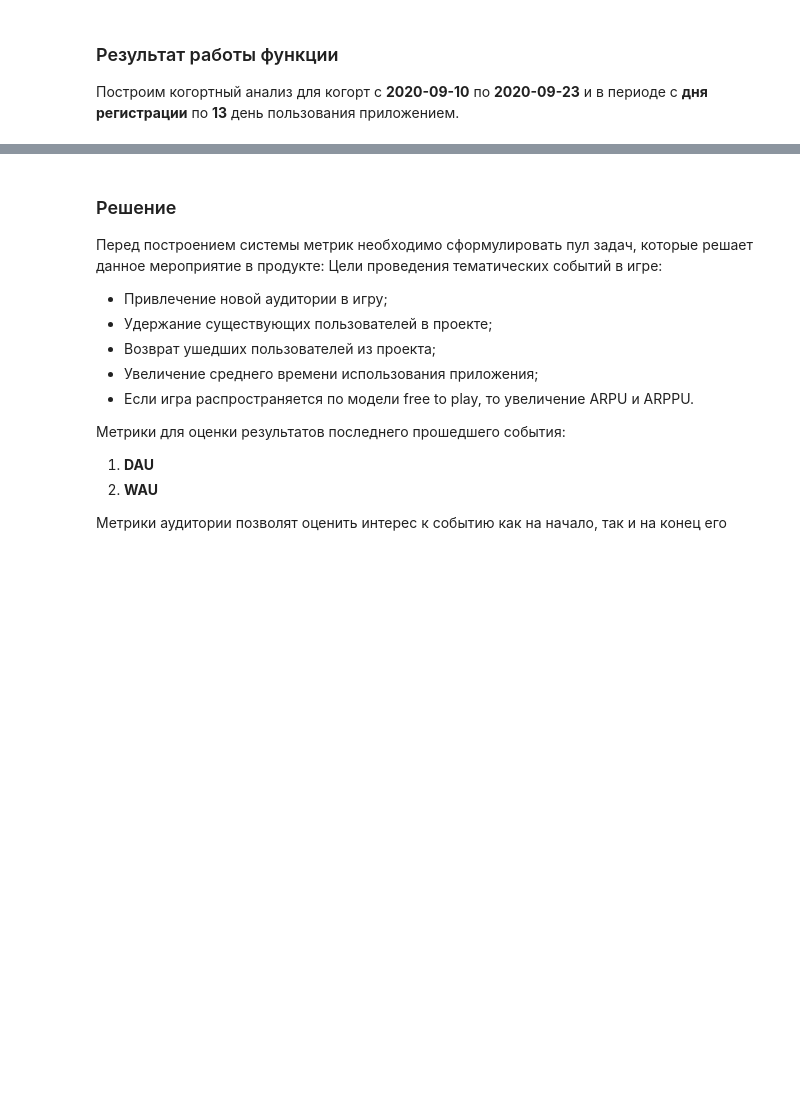
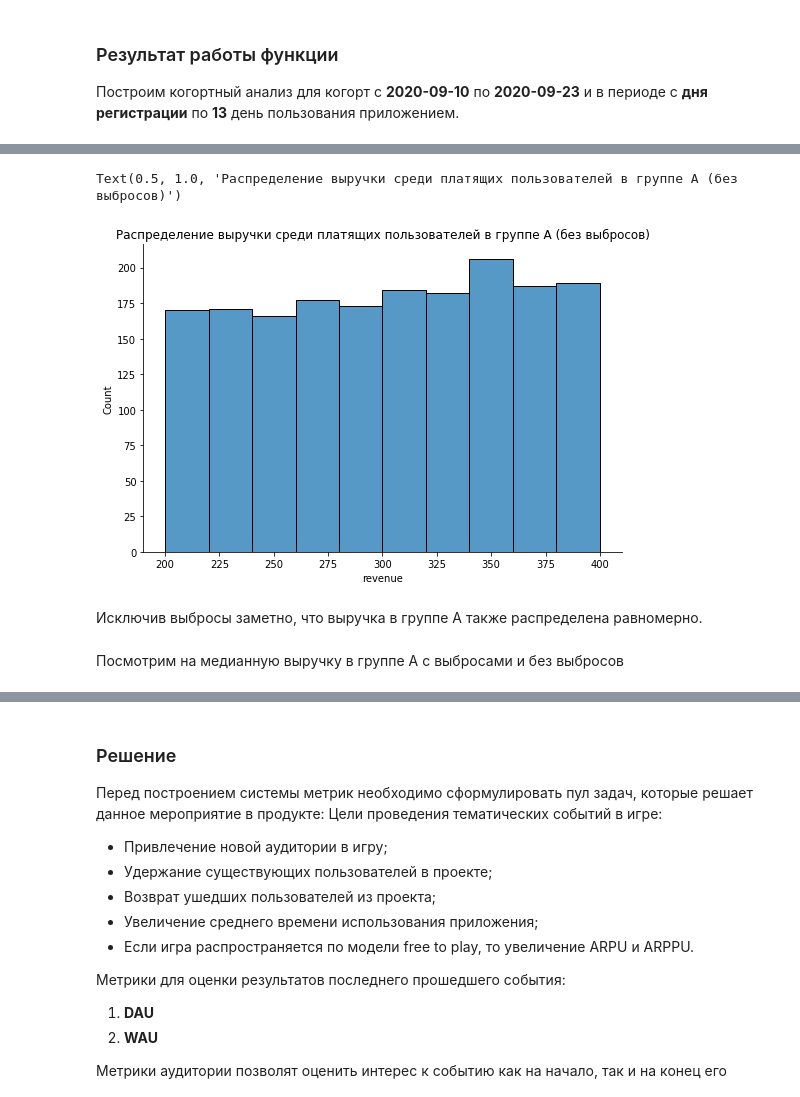
Before and after one commit to denis-abrashkin/abrashkin_analytics, a Jupyter notebook: gamedev_product_analysis.ipynb, the cells around one changed output, grey strips where cells are left out. Cells and saved outputs as stored; diff of their text form; code cells hidden in the pictures; blank space fills up the shorter version.

```diff
--- a/gamedev_product_analysis.ipynb
+++ b/gamedev_product_analysis.ipynb
@@ -172,0 +282,10 @@ User retention by cohort
+# %%
+sns.displot(exp_a_payment[exp_a_payment['revenue'] < 30000]['revenue'], aspect=1.5, bins=10)
+plt.title('Распределение выручки среди платящих пользователей в группе A (без выбросов)')
+# %% [output]
+Text(0.5, 1.0, 'Распределение выручки среди платящих пользователей в группе A (без выбросов)')
+[figure, added]
+# %% [markdown]
+Исключив выбросы заметно, что выручка в группе А также распределена равномерно.
+# %% [markdown]
+Посмотрим на медианную выручку в группе А с выбросами и без выбросов
```
Also changed, not shown: parts of 50 cells of this notebook.
